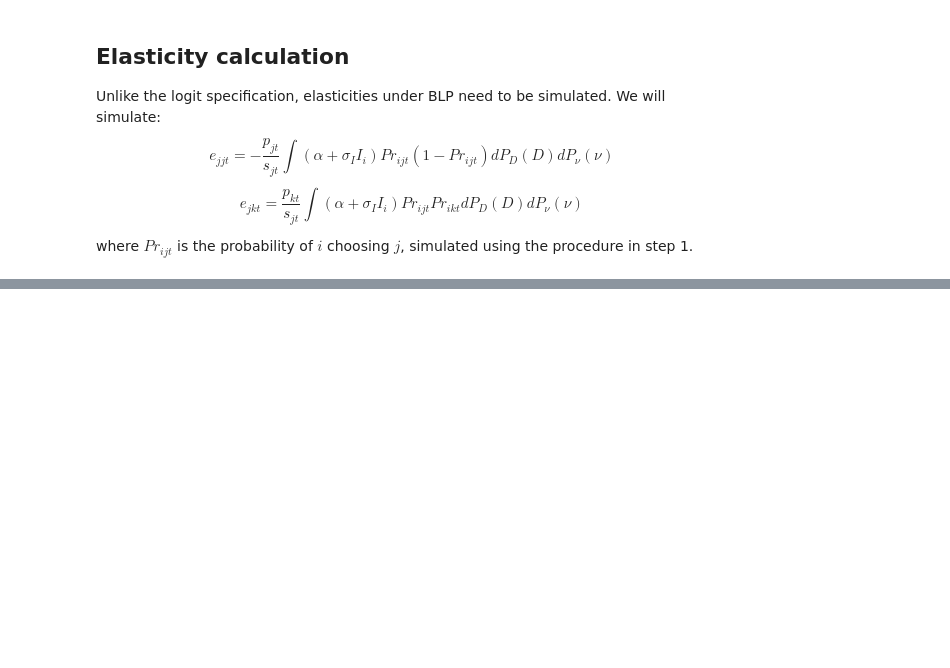
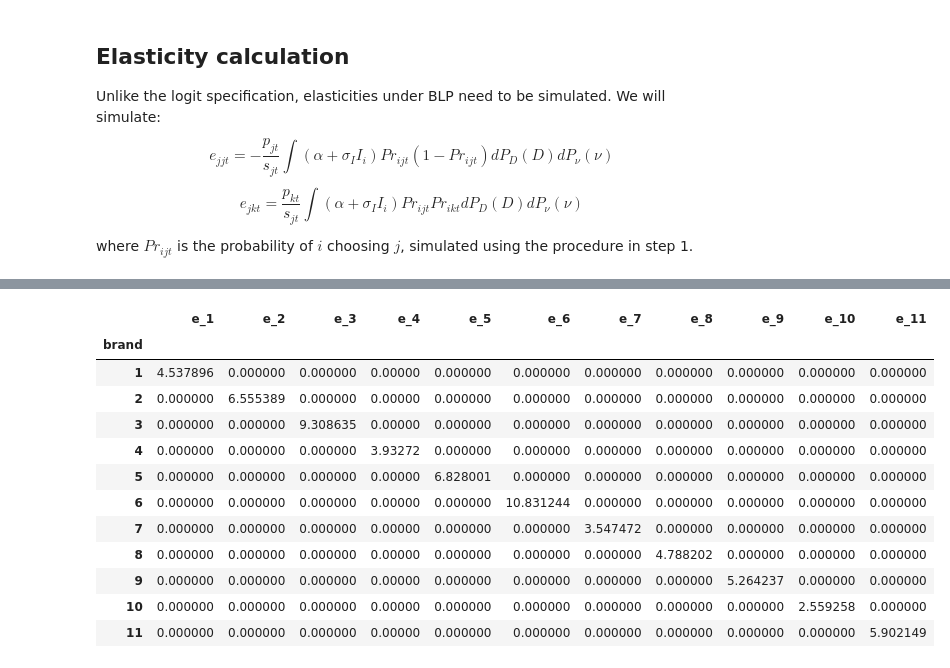
Before and after one commit to stephaniemhutson/IO_UCLA, a Jupyter notebook: PS1/Q2_JK__smh.ipynb, the cells around one changed output, grey strips where cells are left out. Drawn from its saved outputs; the diff is of its cells as text; code cells hidden in the pictures; blank space fills up the shorter version.

```diff
--- a/PS1/Q2_JK__smh.ipynb
+++ b/PS1/Q2_JK__smh.ipynb
@@ -213,8 +151,0 @@ Now that we've defined a loss function to minimize, we look for parameters $\sig
-# %%
-from scipy.optimize import fsolve
-
-(sigma_B,sigma_I) = fsolve(gmm_obj,[1,1])
-proj = np.linalg.inv(np.matmul(np.transpose(X),np.matmul(Z,np.matmul(W,np.matmul(np.transpose(Z),X)))))
-vect = np.matmul(np.transpose(X),np.matmul(Z,np.matmul(W,np.matmul(np.transpose(Z),calc_delta(data,sigma_B,sigma_I)))))
-beta = np.matmul(proj,vect)
-alpha = beta[0]
@@ -221,3 +214,14 @@ alpha = beta[0]
+# %%
+[sigma_B, sigma_I] = best_coef
+
+proj = np.linalg.inv(np.matmul(np.transpose(X),np.matmul(Z,np.matmul(W,np.matmul(np.transpose(Z),X)))))
+
+vect = np.matmul(np.transpose(X),np.matmul(Z,np.matmul(W,np.matmul(np.transpose(Z),calc_delta(data,sigma_I,sigma_B, data['delta'])))))
+
+
+beta = np.matmul(proj,vect)
+alpha = beta[0]
+beta
 # %% [markdown]
 ## Elasticity calculation
 
@@ -225,6 +229,7 @@ Unlike the logit specification, elasticities under BLP need to be simulated. We
 $$ e_{jjt} = -\frac{p_{jt}}{s_{jt}}\int (\alpha + \sigma_{I}I_{i})Pr_{ijt}(1-Pr_{ijt})dP_{D}(D)dP_{\nu}(\nu) $$ $$ e_{jkt} = \frac{p_{kt}}{s_{jt}} \int (\alpha + \sigma_{I}I_{i})Pr_{ijt}Pr_{ikt}dP_{D}(D)dP_{\nu}(\nu)$$
 where $Pr_{ijt}$ is the probability of $i$ choosing $j$, simulated using the procedure in step 1.
 # %%
-# Calculate delta for each jt-pair
-data['delta'] = calc_delta(data,sigma_B,sigma_I)
+for i in range(1,12):
+    data.loc[data['brand'] == i, f'price_{i}'] = data.loc[data['brand'] == i, 'price_']
+    data.loc[data['brand'] != i, f'price_{i}'] = 0
 # %%
@@ -308,11 +317,12 @@ def calc_cross_e(orig,alpha,sigma_I,k):
     return orig
 # %%
 # 2b: Elasticities for store 9, week 10
+alpha = beta[0]
+
 data = calc_own_e(data,alpha,sigma_B,sigma_I)
 for i in range(1,12):
     data = calc_cross_e(data,alpha,sigma_I,i)
 
-data_ans = data[((data['week'] == 10) & (data['store'] == 9))]
 data_ans = data_ans[['brand','e_own','e_1','e_2','e_3','e_4','e_5','e_6','e_7','e_8','e_9','e_10','e_11']]
 for i in range(1,12):
-    data[data['brand']==i]['e_'+str(i)] = data['e_own']
+    data.loc[data['brand']==i, f'e_{i}'] = data.loc[data['brand']==i, 'e_own']
@@ -318,0 +347,17 @@ for i in range(1,12):
+# %%
+price_elasticities = data.groupby('brand')[[f'e_{i}' for i in range(1,12)]].aggregate('mean')
+price_elasticities
+# %% [output]
+|  | e_1 | e_2 | e_3 | e_4 | e_5 | e_6 | e_7 | e_8 | e_9 | e_10 | e_11 |
+| brand |  |  |  |  |  |  |  |  |  |  |  |
+| 1 | 4.537896 | 0.000000 | 0.000000 | 0.00000 | 0.000000 | 0.000000 | 0.000000 | 0.000000 | 0.000000 | 0.000000 | 0.000000 |
+| 2 | 0.000000 | 6.555389 | 0.000000 | 0.00000 | 0.000000 | 0.000000 | 0.000000 | 0.000000 | 0.000000 | 0.000000 | 0.000000 |
+| 3 | 0.000000 | 0.000000 | 9.308635 | 0.00000 | 0.000000 | 0.000000 | 0.000000 | 0.000000 | 0.000000 | 0.000000 | 0.000000 |
+| 4 | 0.000000 | 0.000000 | 0.000000 | 3.93272 | 0.000000 | 0.000000 | 0.000000 | 0.000000 | 0.000000 | 0.000000 | 0.000000 |
+| 5 | 0.000000 | 0.000000 | 0.000000 | 0.00000 | 6.828001 | 0.000000 | 0.000000 | 0.000000 | 0.000000 | 0.000000 | 0.000000 |
+| 6 | 0.000000 | 0.000000 | 0.000000 | 0.00000 | 0.000000 | 10.831244 | 0.000000 | 0.000000 | 0.000000 | 0.000000 | 0.000000 |
+| 7 | 0.000000 | 0.000000 | 0.000000 | 0.00000 | 0.000000 | 0.000000 | 3.547472 | 0.000000 | 0.000000 | 0.000000 | 0.000000 |
+| 8 | 0.000000 | 0.000000 | 0.000000 | 0.00000 | 0.000000 | 0.000000 | 0.000000 | 4.788202 | 0.000000 | 0.000000 | 0.000000 |
+| 9 | 0.000000 | 0.000000 | 0.000000 | 0.00000 | 0.000000 | 0.000000 | 0.000000 | 0.000000 | 5.264237 | 0.000000 | 0.000000 |
+| 10 | 0.000000 | 0.000000 | 0.000000 | 0.00000 | 0.000000 | 0.000000 | 0.000000 | 0.000000 | 0.000000 | 2.559258 | 0.000000 |
+| 11 | 0.000000 | 0.000000 | 0.000000 | 0.00000 | 0.000000 | 0.000000 | 0.000000 | 0.000000 | 0.000000 | 0.000000 | 5.902149 |
```
Also changed, not shown: parts of 16 cells of this notebook.
